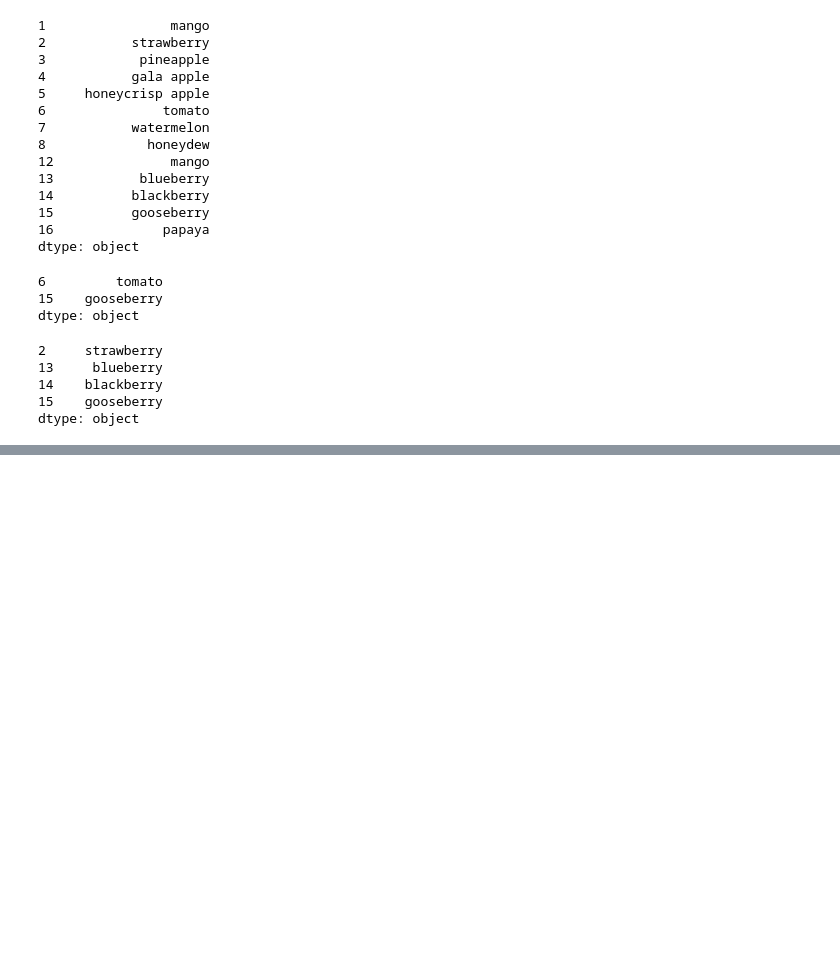
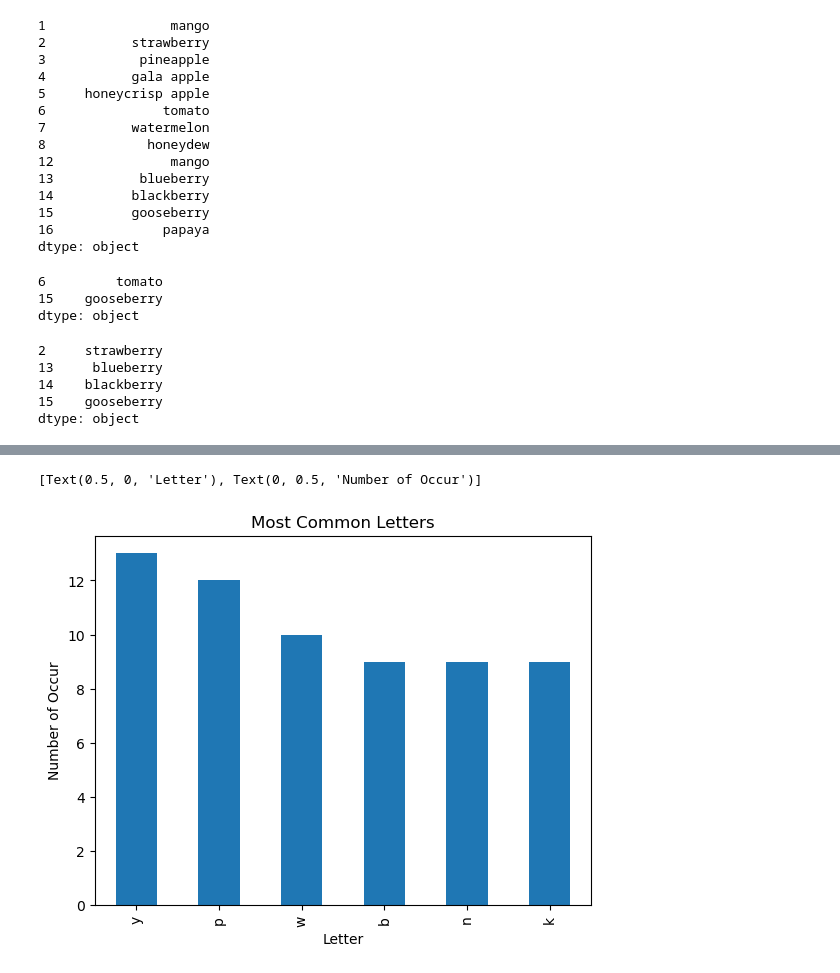
Before and after one commit to mack-mcglenn/numpy-pandas-visualization-exercises, a Jupyter notebook: pandas_series.py.ipynb, the cells around one changed output, grey strips where cells are left out. Drawn from its saved outputs; the diff is of its cells as text; code cells hidden in the pictures; blank space fills up the shorter version.

Commit message:
Pandas Series Exercises (Updated & Completed), oneil codeup

```diff
--- a/pandas_series.py.ipynb
+++ b/pandas_series.py.ipynb
@@ -418,0 +439,6 @@ TypeError: unhashable type: 'list'
+# %%
+# Exercise 3.1.1: Which letter occurs the most frequently in the letters Series?
+#The letter Y
+
+pdletters = pd.Series(list(letters))
+pdletters
@@ -418,0 +502,7 @@ TypeError: unhashable type: 'list'
+# %%
+# Exercise 3.1.6: Create a bar plot of the frequencies of the 6 most commonly occuring letters.
+
+pdletters.value_counts().head(6).plot.bar( title = "Most Common Letters").set(xlabel='Letter',ylabel='Number of Occur')
+# %% [output]
+[Text(0.5, 0, 'Letter'), Text(0, 0.5, 'Number of Occur')]
+[figure, added]
```
Also changed, not shown: parts of 29 cells of this notebook.
